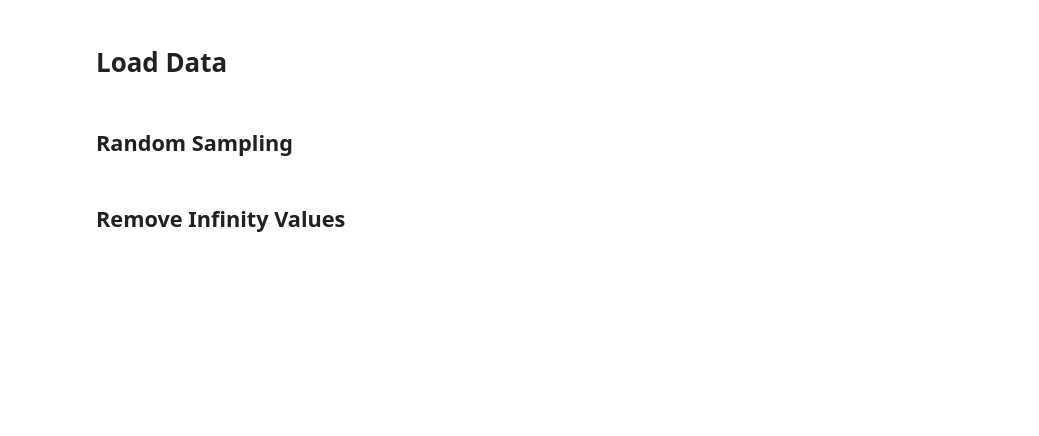
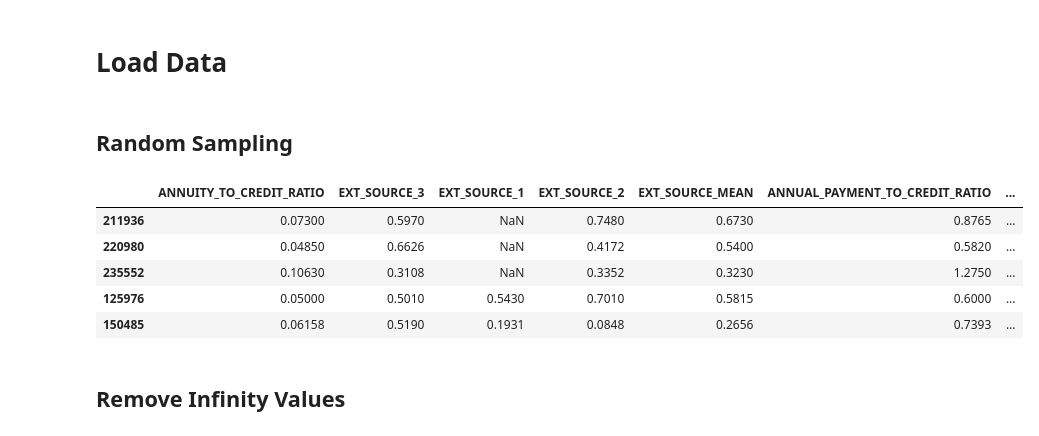
Before and after one commit to KevinNourian/Risk, a Jupyter notebook: Risk/10.0 Final Modeling.ipynb, the cells around one changed output. Saved outputs shown, nothing was run; the diff lists cells and outputs as text; code cells hidden in the pictures; blank space fills up the shorter version.

```diff
--- a/Risk/10.0 Final Modeling.ipynb
+++ b/Risk/10.0 Final Modeling.ipynb
@@ -49,10 +49,21 @@ data = pd.read_csv(
     r"C:\Users\Dell\Documents\AI\Risk\Data\Data\data 27.csv",
     index_col=False
 )
+
+data = data.drop('SK_ID_CURR', axis=1)
 # %% [markdown]
 ## **Random Sampling**
 # %%
 data = data.sample(frac=0.2, random_state=42)
+# %%
+data.head()
+# %% [output]
+|  | ANNUITY_TO_CREDIT_RATIO | EXT_SOURCE_3 | EXT_SOURCE_1 | EXT_SOURCE_2 | EXT_SOURCE_MEAN | ANNUAL_PAYMENT_TO_CREDIT_RATIO | ... |
+| 211936 | 0.07300 | 0.5970 | NaN | 0.7480 | 0.6730 | 0.8765 | ... |
+| 220980 | 0.04850 | 0.6626 | NaN | 0.4172 | 0.5400 | 0.5820 | ... |
+| 235552 | 0.10630 | 0.3108 | NaN | 0.3352 | 0.3230 | 1.2750 | ... |
+| 125976 | 0.05000 | 0.5010 | 0.5430 | 0.7010 | 0.5815 | 0.6000 | ... |
+| 150485 | 0.06158 | 0.5190 | 0.1931 | 0.0848 | 0.2656 | 0.7393 | ... |
 # %% [markdown]
 ## **Remove Infinity Values**
 # %%
```
Also changed, not shown: parts of 7 cells of this notebook, 6 other files.
